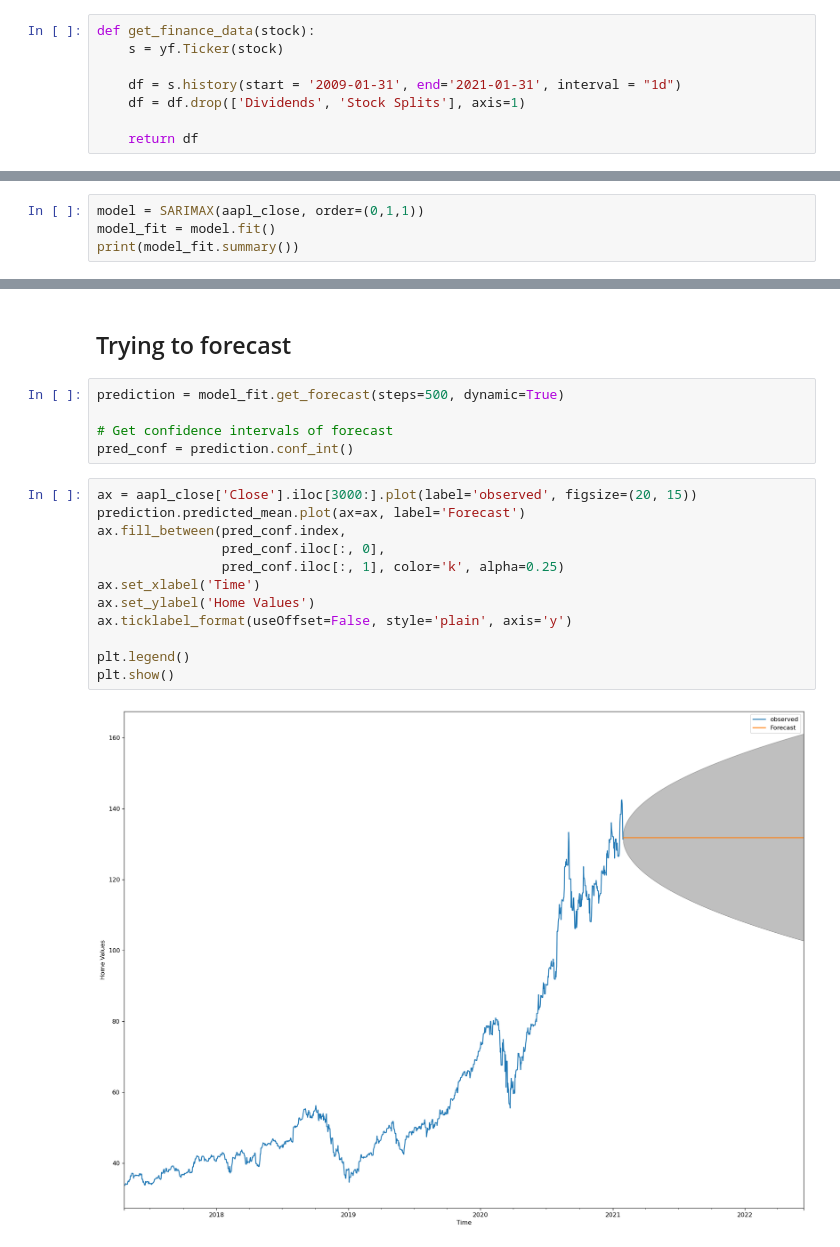
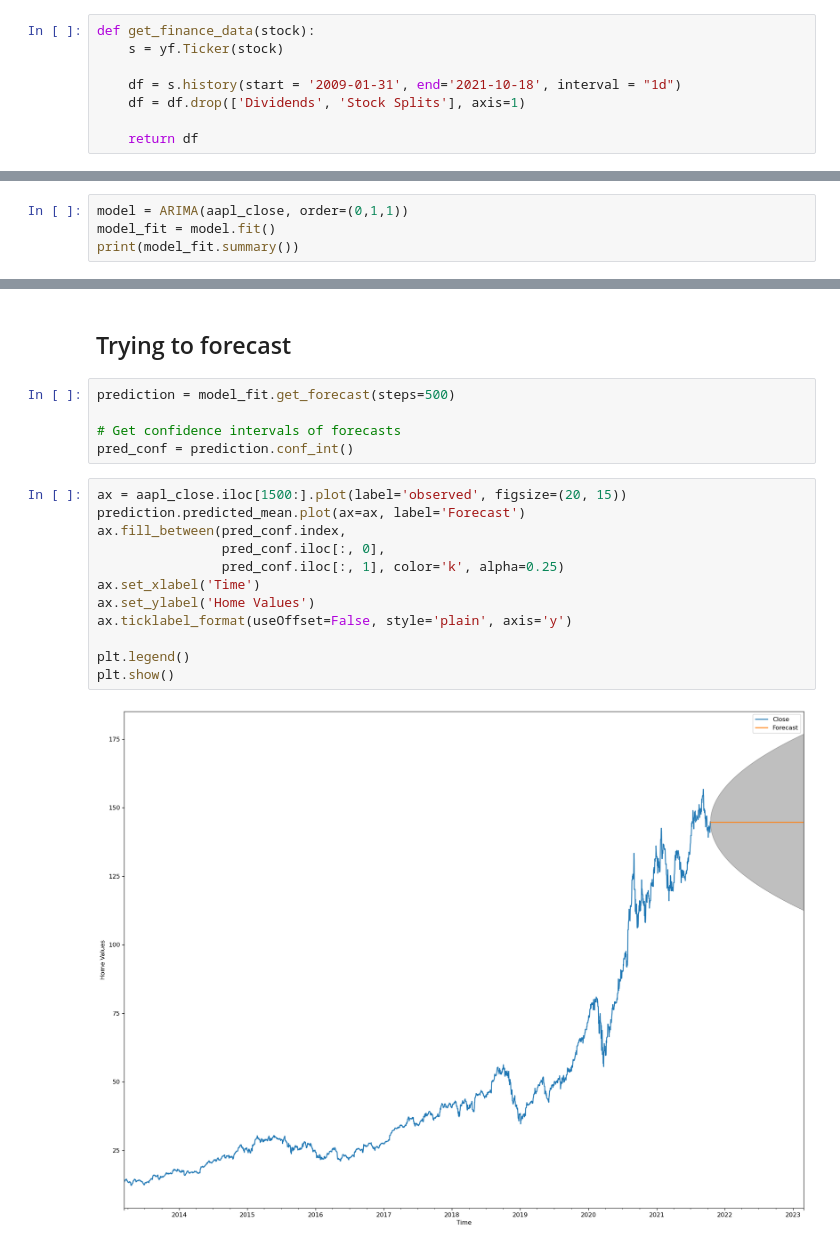
Before and after one commit to Rparekh123/stock-prediction-capstone, a Jupyter notebook: fsm2.ipynb, the cells around one changed output, grey strips where cells are left out. Drawn from its saved outputs; the diff is of its cells as text.

Commit message:
technical, inlcudes ARIMA

```diff
--- a/fsm2.ipynb
+++ b/fsm2.ipynb
@@ -19,7 +22,7 @@ from statsmodels.tsa.stattools import kpss
 def get_finance_data(stock):
     s = yf.Ticker(stock)
 
-    df = s.history(start = '2009-01-31', end='2021-01-31', interval = "1d")
+    df = s.history(start = '2009-01-31', end='2021-10-18', interval = "1d")
     df = df.drop(['Dividends', 'Stock Splits'], axis=1)
 
     return df
@@ -107,5 +110,5 @@ plot_pacf(aapl_close.diff().dropna());
 # %%
-model = SARIMAX(aapl_close, order=(0,1,1))
+model = ARIMA(aapl_close, order=(0,1,1))
 model_fit = model.fit()
 print(model_fit.summary())
 # %% [output]
@@ -181,21 +184,21 @@ The Root Mean Squared Error of prediction is 1.55
 # %% [markdown]
 ## Trying to forecast
 # %%
-prediction = model_fit.get_forecast(steps=500, dynamic=True)
+prediction = model_fit.get_forecast(steps=500)
 
-# Get confidence intervals of forecast
+# Get confidence intervals of forecasts
 pred_conf = prediction.conf_int()
 # %%
-ax = aapl_close['Close'].iloc[3000:].plot(label='observed', figsize=(20, 15))
+ax = aapl_close.iloc[1500:].plot(label='observed', figsize=(20, 15))
 prediction.predicted_mean.plot(ax=ax, label='Forecast')
 ax.fill_between(pred_conf.index,
                 pred_conf.iloc[:, 0],
                 pred_conf.iloc[:, 1], color='k', alpha=0.25)
 ax.set_xlabel('Time')
 ax.set_ylabel('Home Values')
 ax.ticklabel_format(useOffset=False, style='plain', axis='y')
 
 plt.legend()
 plt.show()
 # %% [output]
-[figure, old version]
+[figure, new version]
```
Also changed, not shown: parts of 33 cells of this notebook.
